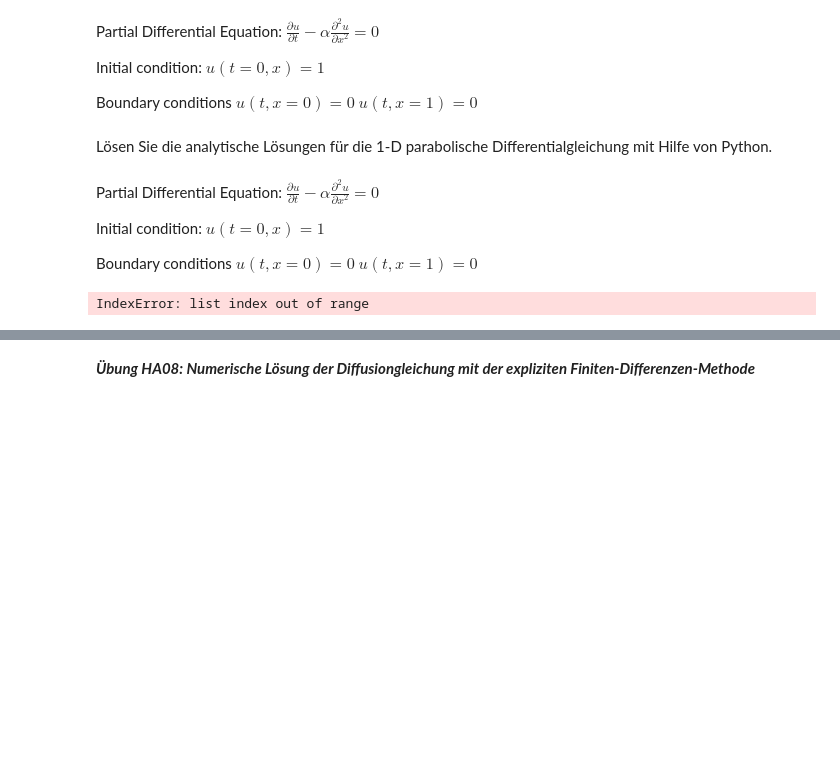
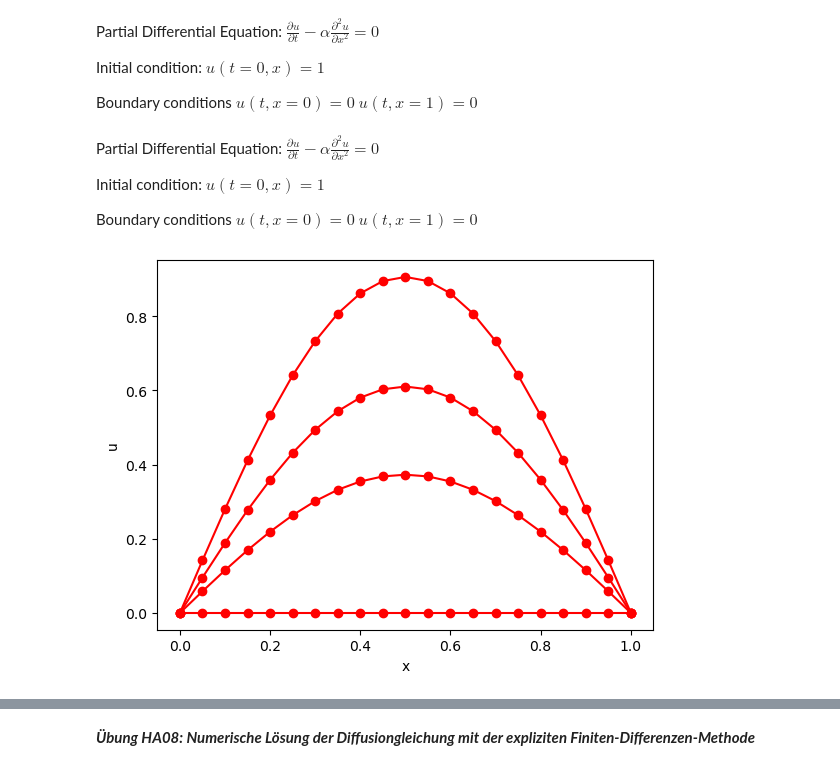
Before and after one commit to LeaStricker/Hydroinformatik2025, a Jupyter notebook: LEAS-hydroinformatik-jupyter-notebook.ipynb, the cells around one changed output, grey strips where cells are left out. Saved outputs shown, nothing was run; the diff lists cells and outputs as text; code cells hidden in the pictures; blank space fills up the shorter version.

```diff
--- a/LEAS-hydroinformatik-jupyter-notebook.ipynb
+++ b/LEAS-hydroinformatik-jupyter-notebook.ipynb
@@ -86,8 +89,6 @@ $u(t=0,x)=1$
 Boundary conditions
 $u(t,x=0)=0$
 $u(t,x=1)=0$
-# %% [markdown]
-Lösen Sie die analytische Lösungen für die 1-D parabolische Differentialgleichung mit Hilfe von Python.
 # %% [markdown]
 Partial Differential Equation:
 $\frac{\partial u}{\partial t} - \alpha \frac{\partial^2 u}{\partial x^2} = 0$
@@ -101,24 +102,24 @@ $u(t,x=1)=0$
 # %%
 import math
 import matplotlib.pylab as plt
 PI = 3.1415926
-numPoints = 10
+numPoints = 20
 alpha = 1.0
-t = [0.1,0.5,1.0,2.0]
+t = [0.01,0.05,0.1,100]
 x = []
 y = []
 for n in t:
     for i in range(0,numPoints+1):
-        #x.append(float(i)/float(numPoints))
+        x.append(float(i)/float(numPoints))
         #y.append(math.sin(PI*x[i]) * math.exp(-alpha*n*n))
         y.append(math.sin(PI*x[i]) * math.exp(-alpha*PI*PI*n))
     plt.plot(x,y,color='red',marker="o")
     x = []
     y = []
 
 plt.xlabel('x')
 plt.ylabel('u')
 plt.axis('tight')
 plt.show()
 # %% [output]
-IndexError: list index out of range
+[figure, added]
```
Also changed, not shown: parts of 10 cells of this notebook.
